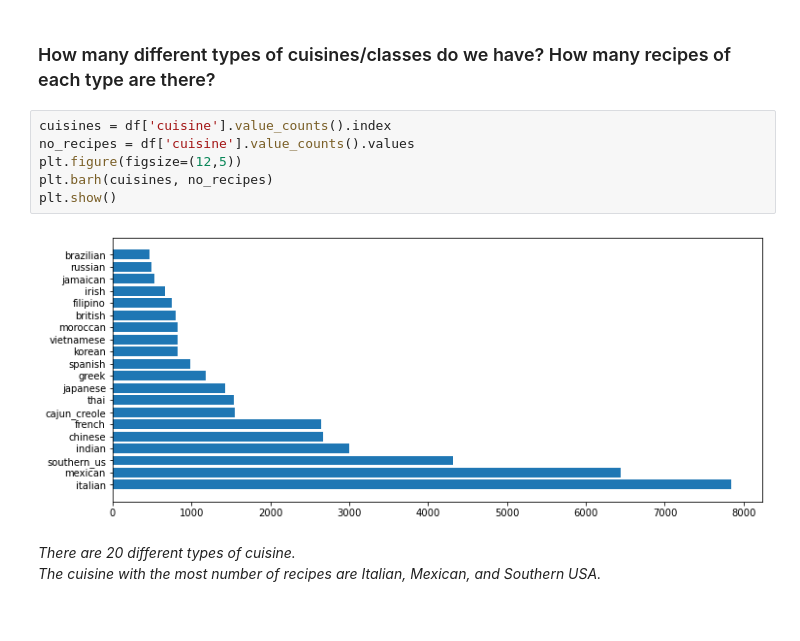
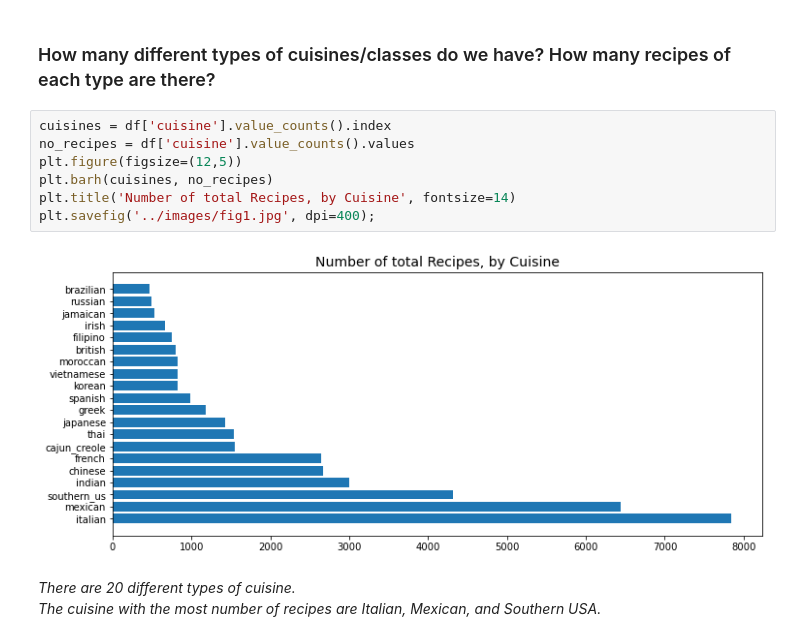
Before and after one commit to CristinaSahoo/What-s-Cooking, a Jupyter notebook: code/EDA.ipynb, the cells around one changed output. Drawn from its saved outputs; the diff is of its cells as text.

```diff
--- a/code/EDA.ipynb
+++ b/code/EDA.ipynb
@@ -34,11 +34,12 @@ df.head()
 # %%
 cuisines = df['cuisine'].value_counts().index
 no_recipes = df['cuisine'].value_counts().values
 plt.figure(figsize=(12,5))
 plt.barh(cuisines, no_recipes)
-plt.show()
+plt.title('Number of total Recipes, by Cuisine', fontsize=14)
+plt.savefig('../images/fig1.jpg', dpi=400);
 # %% [output]
-[figure, old version]
+[figure, new version]
 # %% [markdown]
 *There are 20 different types of cuisine.*
 *The cuisine with the most number of recipes are Italian, Mexican, and Southern USA.*
```
Also changed, not shown: parts of 4 cells of this notebook, 5 other files.
